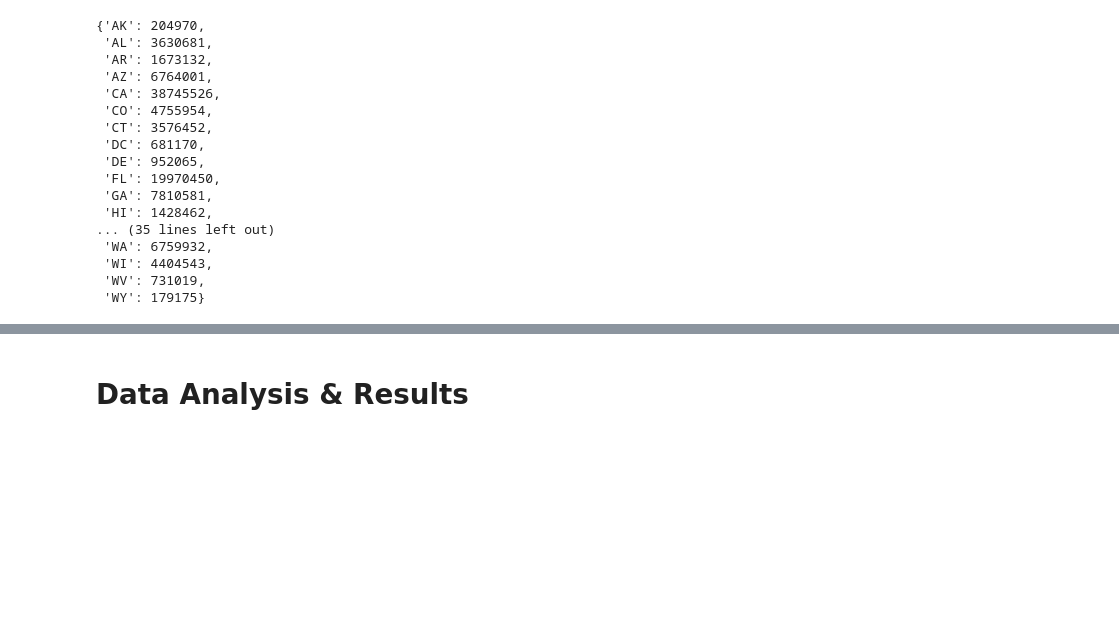
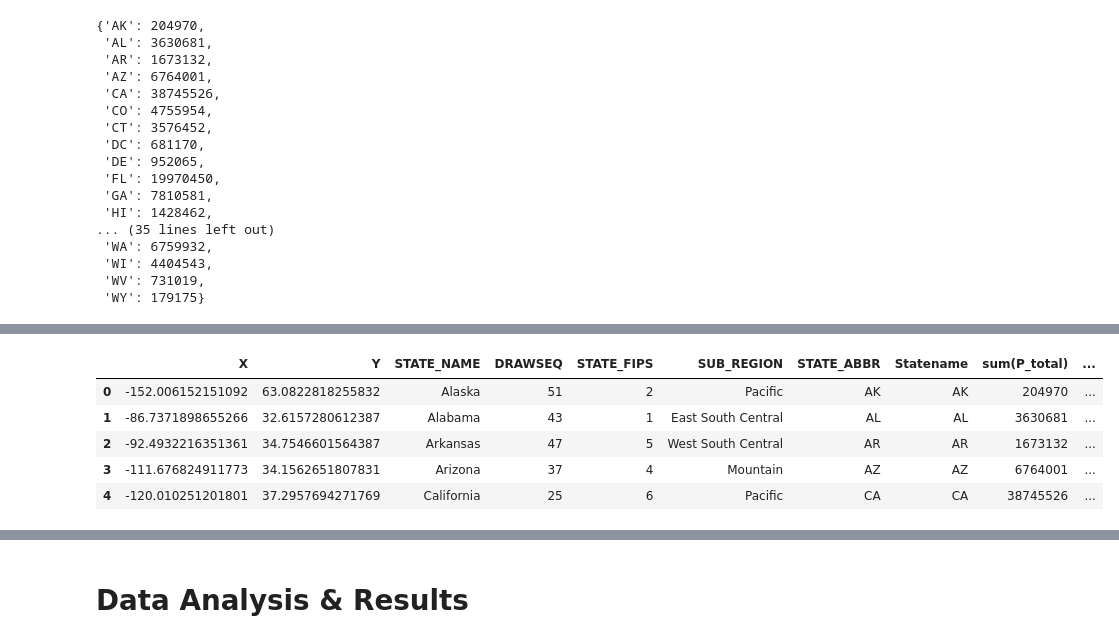
Before and after one commit to jij106/Projects, a Jupyter notebook: FinalProject.ipynb, the cells around one changed output, grey strips where cells are left out. Drawn from its saved outputs; the diff is of its cells as text; code cells hidden in the pictures; blank space fills up the shorter version.

```diff
--- a/FinalProject.ipynb
+++ b/FinalProject.ipynb
@@ -373,0 +443,12 @@ regionMap = {('WA', 'OR', 'ID', 'MT', 'WY', 'CA', 'NV', 'UT', 'CO', 'AZ', 'NM',
+# %%
+shapes = gpd.read_file('states.shp')
+shapes = shapes[['STATE_NAME', 'geometry']]
+new_df = pd.merge(usa, shapes, on='STATE_NAME', how='outer')
+new_df.head()
+# %% [output]
+|  | X | Y | STATE_NAME | DRAWSEQ | STATE_FIPS | SUB_REGION | STATE_ABBR | Statename | sum(P_total) | ... |
+| 0 | -152.006152151092 | 63.0822818255832 | Alaska | 51 | 2 | Pacific | AK | AK | 204970 | ... |
+| 1 | -86.7371898655266 | 32.6157280612387 | Alabama | 43 | 1 | East South Central | AL | AL | 3630681 | ... |
+| 2 | -92.4932216351361 | 34.7546601564387 | Arkansas | 47 | 5 | West South Central | AR | AR | 1673132 | ... |
+| 3 | -111.676824911773 | 34.1562651807831 | Arizona | 37 | 4 | Mountain | AZ | AZ | 6764001 | ... |
+| 4 | -120.010251201801 | 37.2957694271769 | California | 25 | 6 | Pacific | CA | CA | 38745526 | ... |
```
Also changed, not shown: parts of 10 cells of this notebook.
